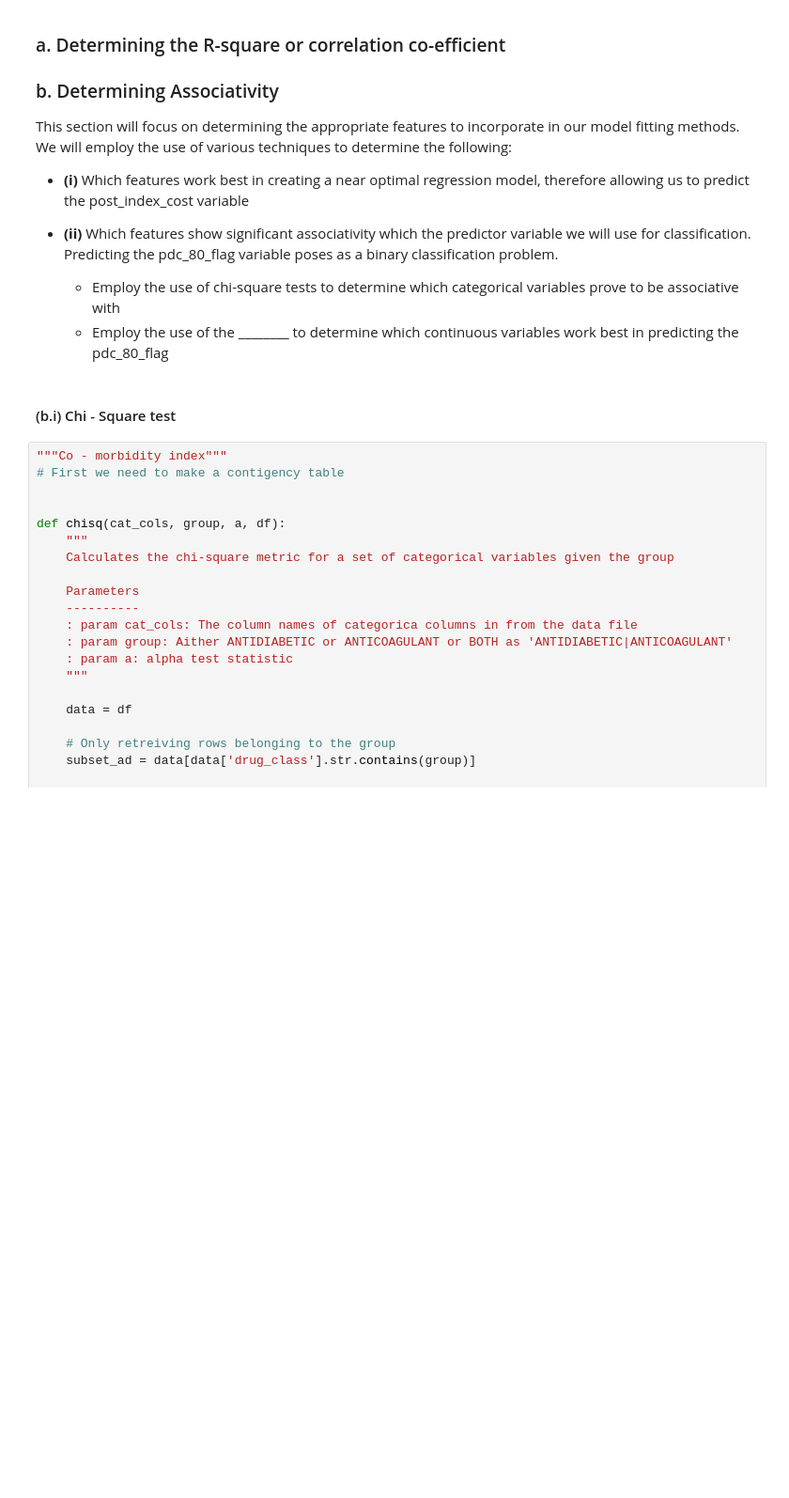
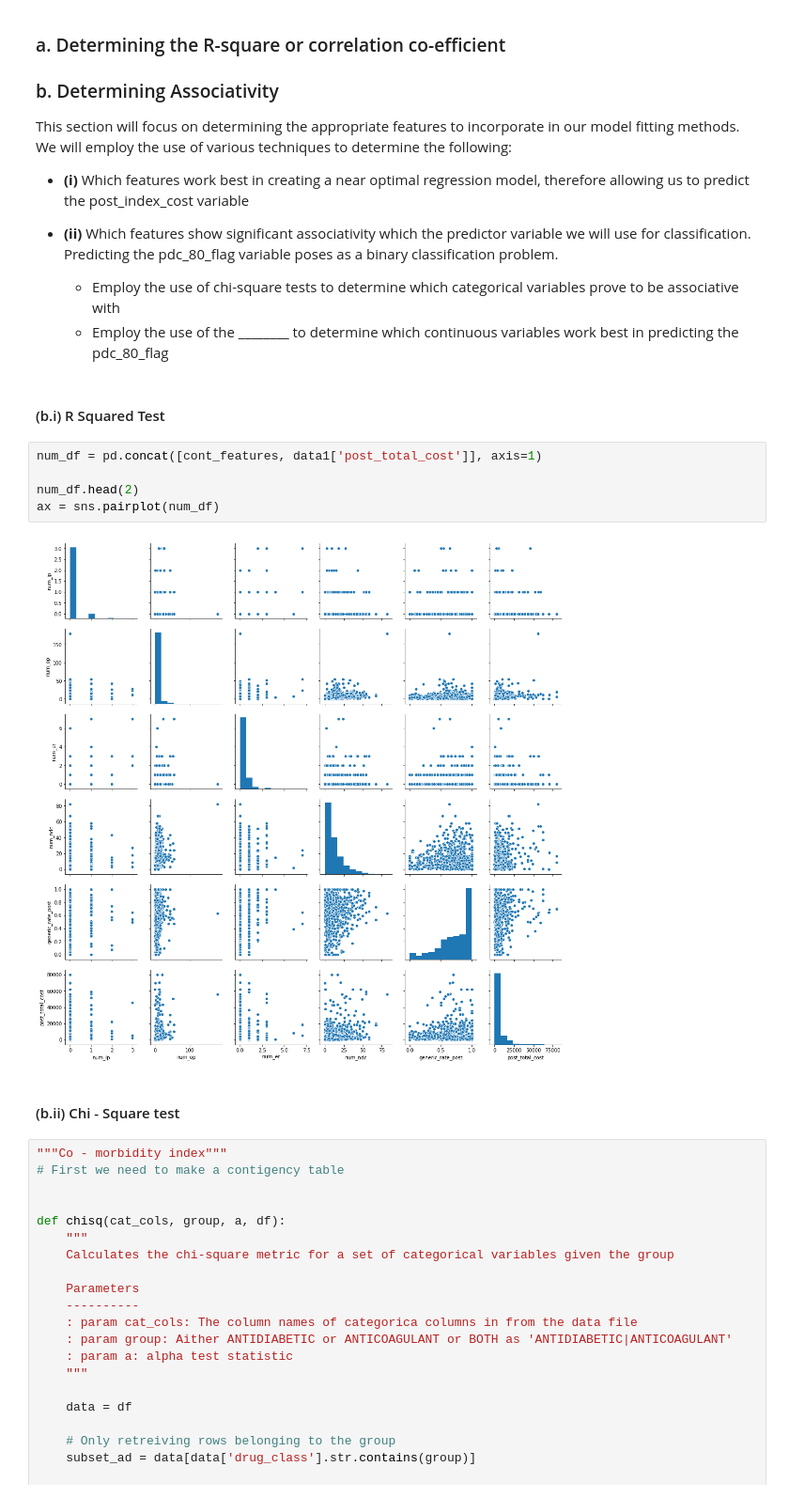
Before and after one commit to edalrami/hccs-final, a Jupyter notebook: Healthcare Final Project.ipynb, the cells around one changed output. Shown: that part at 94% size. Cells and saved outputs as stored; diff of their text form; blank space fills up the shorter version.

```diff
--- a/Healthcare Final Project.ipynb
+++ b/Healthcare Final Project.ipynb
@@ -201,8 +232,17 @@ This section will focus on determining the appropriate features to incorporate i
 - **(ii)** Which features show significant associativity which the predictor variable we will use for classification. Predicting the pdc_80_flag variable poses as a binary classification problem.
     - Employ the use of chi-square tests to determine which categorical variables prove to be associative with
     - Employ the use of the ________ to determine which continuous variables work best in predicting the pdc_80_flag
+# %% [markdown]
+#### (b.i) R Squared Test
+# %%
+num_df = pd.concat([cont_features, data1['post_total_cost']], axis=1)
+
+num_df.head(2)
+ax = sns.pairplot(num_df)
+# %% [output]
+[figure, added]
 # %% [markdown]
-#### (b.i) Chi - Square test
+#### (b.ii) Chi - Square test
 # %%
 """Co - morbidity index"""
 # First we need to make a contigency table
```
Also changed, not shown: parts of 20 cells of this notebook.
